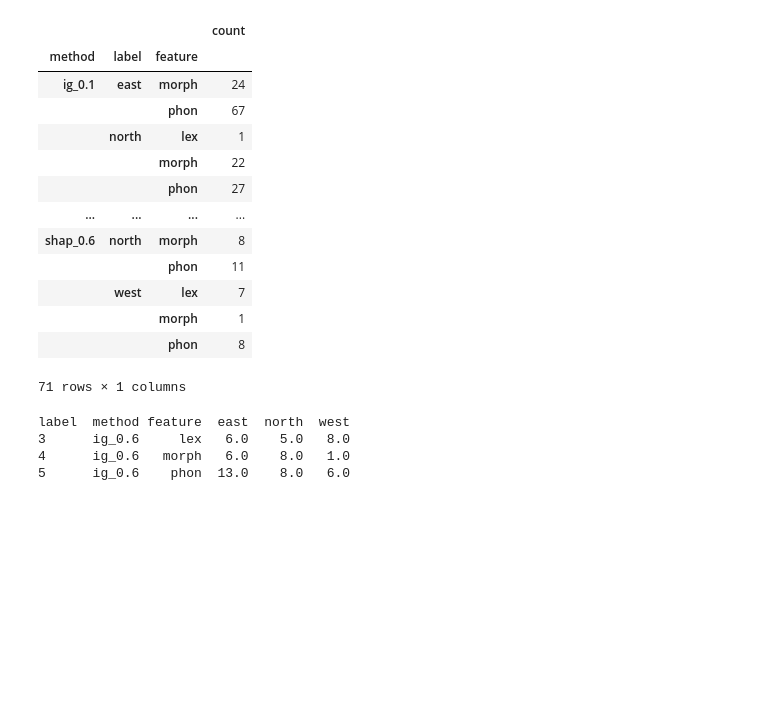
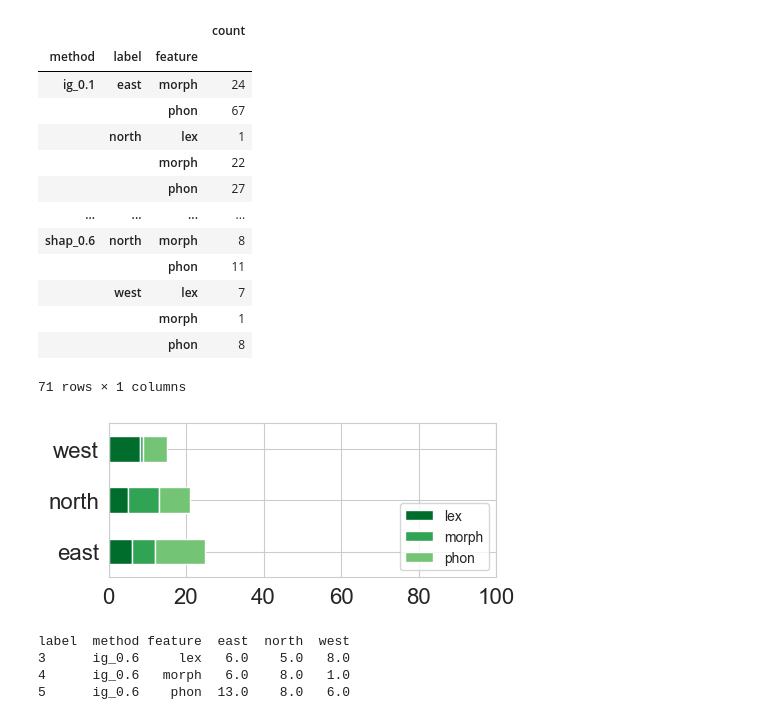
Before and after one commit to Helsinki-NLP/shibboleth, a Jupyter notebook: manual_eval/annotation_analysis_gh_ver2.ipynb, the cells around one changed output. Cells and saved outputs as stored; diff of their text form; code cells hidden in the pictures; blank space fills up the shorter version.

```diff
--- a/manual_eval/annotation_analysis_gh_ver2.ipynb
+++ b/manual_eval/annotation_analysis_gh_ver2.ipynb
@@ -2674,7 +2691,9 @@ finnish_suomi24_levels_df
 # %%
 #make_graphs_per_level(finnish_suomi24_levels_df, methods, classes, 'finnish_suomi24-test')
 # %%
-#make_sel_graph_per_level(finnish_suomi24_levels_df, 'ig_0.6', classes, 'finnish_suomi24')
+make_sel_graph_per_level(finnish_suomi24_levels_df, 'ig_0.6', classes, 'finnish_suomi24')
+# %% [output]
+[figure, added]
 # %%
 levels_to_pie(finnish_suomi24_levels_df, 'ig_0.6', 'finnish_suomi24_ig_0.6_pie.pdf')
 # %% [output]
```
Also changed, not shown: parts of 7 cells of this notebook, 2 other files.
